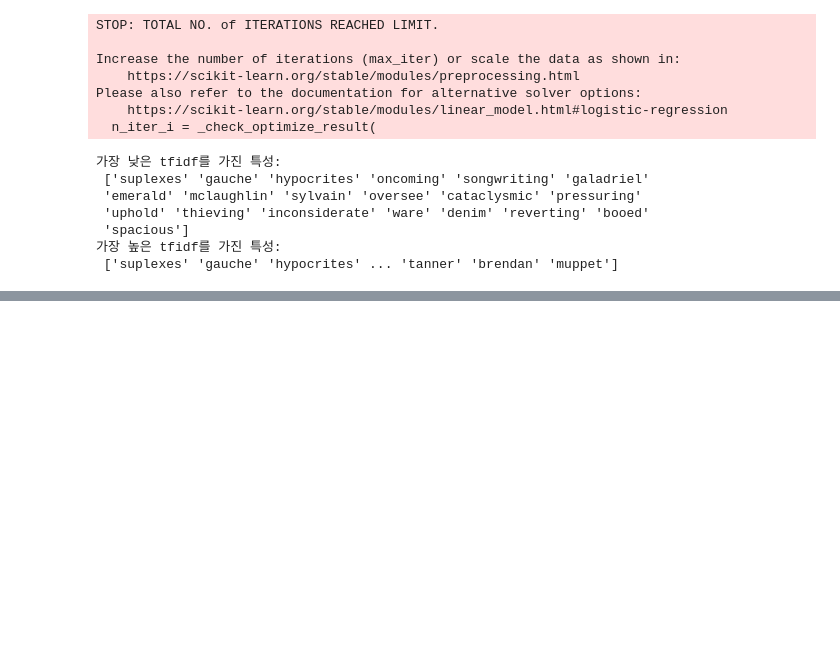
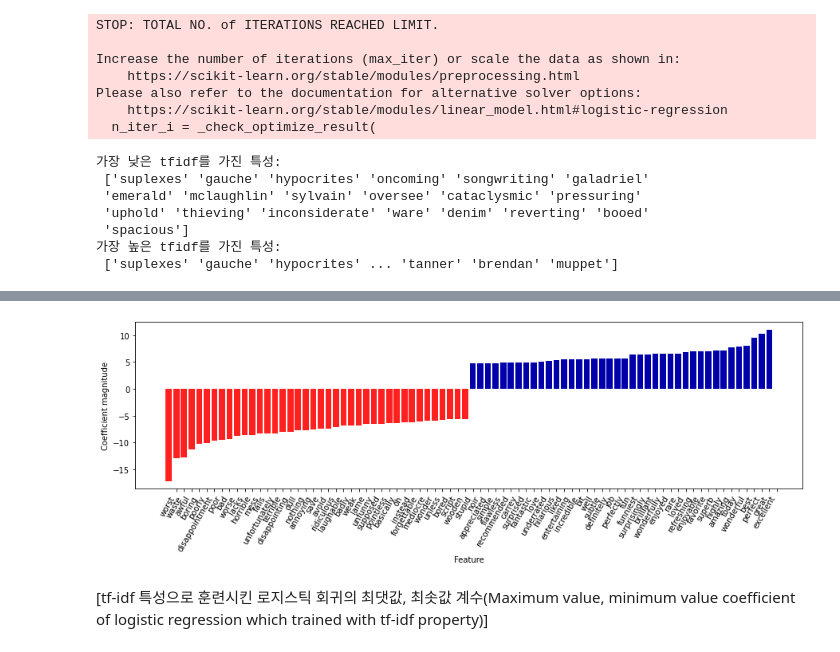
Before and after one commit to junes7/python_machine_learning, a Jupyter notebook: Handling Text Data.ipynb, the cells around one changed output, grey strips where cells are left out. Saved outputs shown, nothing was run; the diff lists cells and outputs as text; code cells hidden in the pictures; blank space fills up the shorter version.

Commit message:
study how to plot maximum value and minimum value coefficient of logistic regression which trained with tf-idf property

```diff
--- a/Handling Text Data.ipynb
+++ b/Handling Text Data.ipynb
@@ -356,0 +374,9 @@ sorted_by_idf =
+# %%
+import mglearn
+mglearn.tools.visualize_coefficients(
+    grid.best_estimator_.named_steps["logisticregression"].coef_[0],
+    feature_names, n_top_features=40)
+# %% [output]
+[figure, added]
+# %% [markdown]
+[tf-idf 특성으로 훈련시킨 로지스틱 회귀의 최댓값, 최솟값 계수(Maximum value, minimum value coefficient of logistic regression which trained with tf-idf property)]
```
Also changed, not shown: parts of 3 cells of this notebook.
